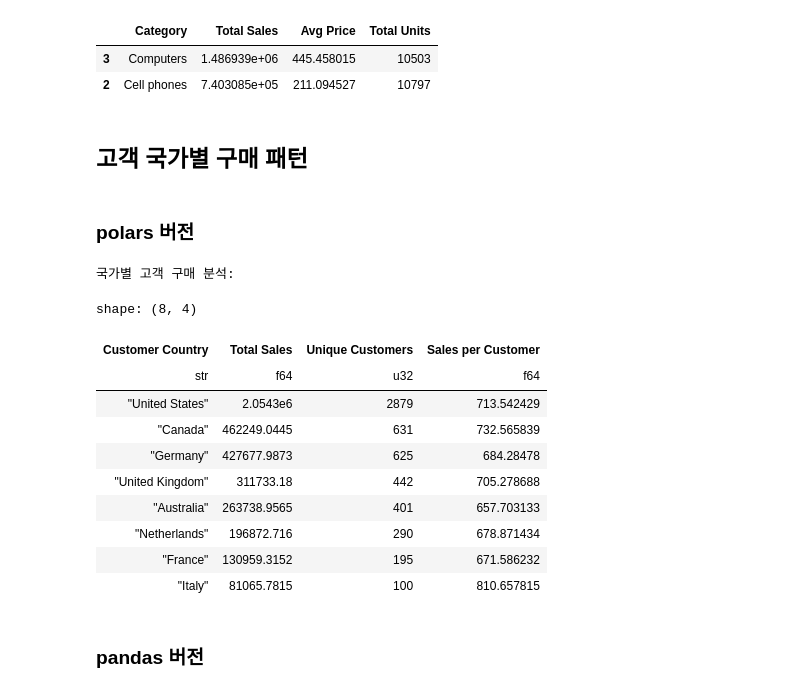
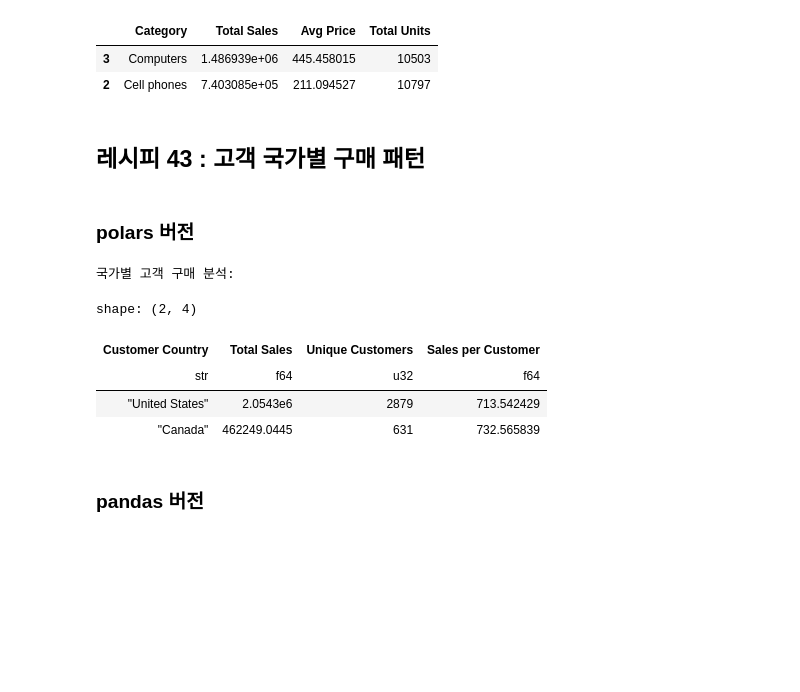
Before and after one commit to dschloe/polars_recipes, a Jupyter notebook: ch08_data_transformation.ipynb, the cells around one changed output. Saved outputs shown, nothing was run; the diff lists cells and outputs as text; code cells hidden in the pictures; blank space fills up the shorter version.

```diff
--- a/ch08_data_transformation.ipynb
+++ b/ch08_data_transformation.ipynb
@@ -379,32 +405,26 @@ category_performance_pandas.head(2)
 | 3 | Computers | 1.486939e+06 | 445.458015 | 10503 |
 | 2 | Cell phones | 7.403085e+05 | 211.094527 | 10797 |
 # %% [markdown]
-## 고객 국가별 구매 패턴
+## 레시피 43 : 고객 국가별 구매 패턴
 # %% [markdown]
 ### polars 버전
 # %%
 # 고객 국가별 구매 패턴
 country_analysis = contoso_sales.group_by("Customer Country").agg([
     pl.col("Net Price").sum().alias("Total Sales"),
     pl.col("Customer Name").n_unique().alias("Unique Customers"),
     (pl.col("Net Price").sum() / pl.col("Customer Name").n_unique()).alias("Sales per Customer")
 ]).sort("Total Sales", descending=True)
 
 print("\n국가별 고객 구매 분석:")
-country_analysis
+country_analysis.head(2)
 # %% [output]
 국가별 고객 구매 분석:
-shape: (8, 4)
+shape: (2, 4)
 | Customer Country | Total Sales | Unique Customers | Sales per Customer |
 | str | f64 | u32 | f64 |
 | "United States" | 2.0543e6 | 2879 | 713.542429 |
 | "Canada" | 462249.0445 | 631 | 732.565839 |
-| "Germany" | 427677.9873 | 625 | 684.28478 |
-| "United Kingdom" | 311733.18 | 442 | 705.278688 |
-| "Australia" | 263738.9565 | 401 | 657.703133 |
-| "Netherlands" | 196872.716 | 290 | 678.871434 |
-| "France" | 130959.3152 | 195 | 671.586232 |
-| "Italy" | 81065.7815 | 100 | 810.657815 |
 # %% [markdown]
 ### pandas 버전
 # %%
```
Also changed, not shown: parts of 28 cells of this notebook, 3 other files.
